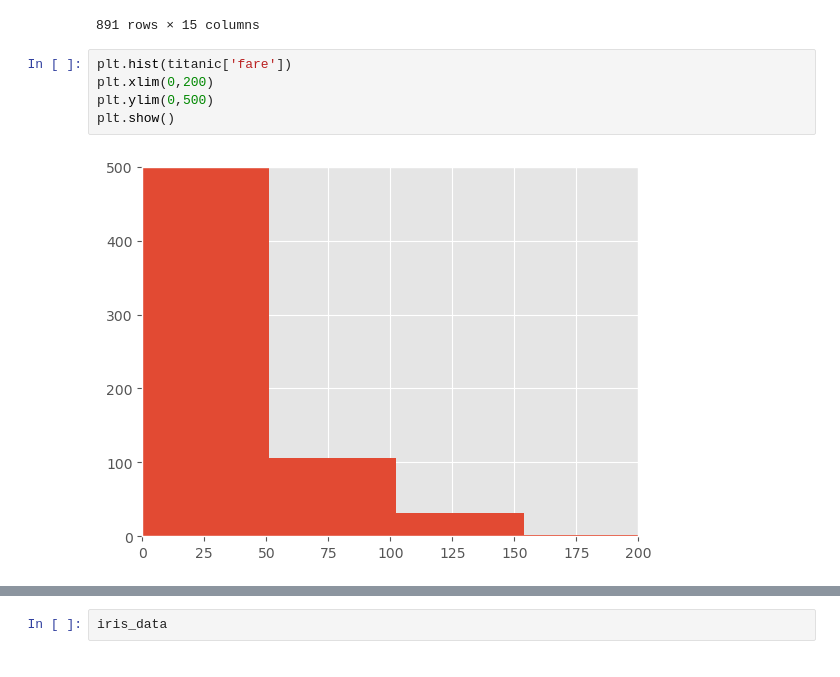
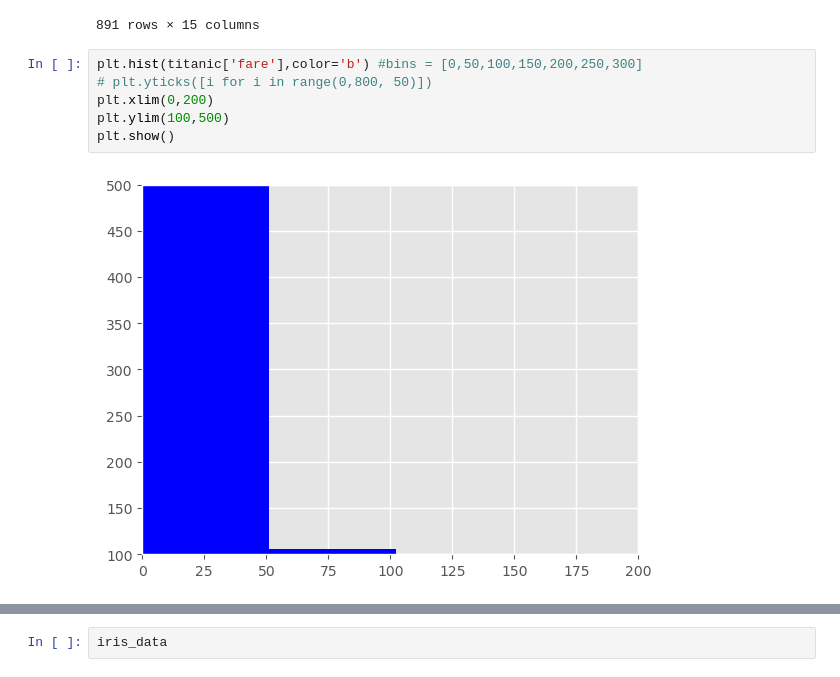
Before and after one commit to suraj4502/DS-Material, a Jupyter notebook: matplotlib_class.ipynb, the cells around one changed output, grey strips where cells are left out. Drawn from its saved outputs; the diff is of its cells as text.

```diff
--- a/matplotlib_class.ipynb
+++ b/matplotlib_class.ipynb
@@ -442,9 +442,10 @@ titanic
 | 890 | 0 | 3 | male | 32.0 | 0 | 0 | 7.7500 | Q | Third | man | ... |
 891 rows × 15 columns
 # %%
-plt.hist(titanic['fare'])
+plt.hist(titanic['fare'],color='b') #bins = [0,50,100,150,200,250,300]
+# plt.yticks([i for i in range(0,800, 50)])
 plt.xlim(0,200)
-plt.ylim(0,500)
+plt.ylim(100,500)
 plt.show()
 # %% [output]
-[figure, old version]
+[figure, new version]
```
Also changed, not shown: parts of 15 cells of this notebook, 4 other files.
